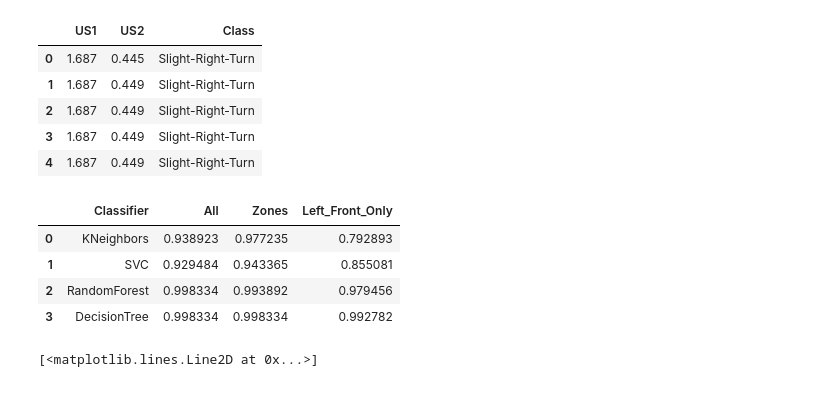
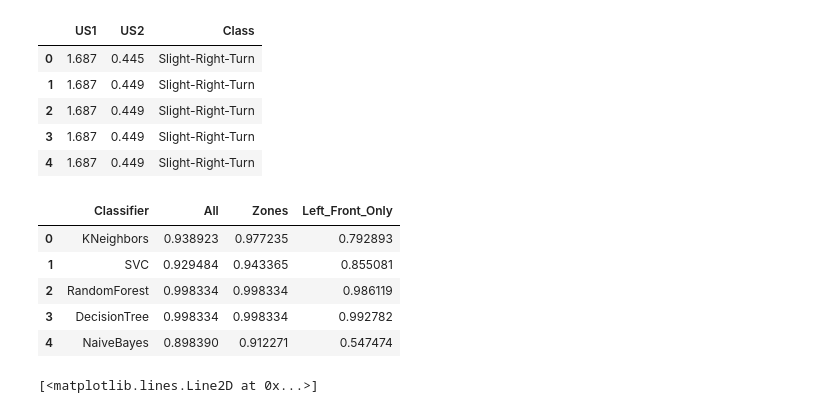
Before and after one commit to dkanarek12/metis_work, a Jupyter notebook: projects/03-McNulty/David_Project03_McNulty.ipynb, the cells around one changed output. Drawn from its saved outputs; the diff is of its cells as text; code cells hidden in the pictures.

```diff
--- a/projects/03-McNulty/David_Project03_McNulty.ipynb
+++ b/projects/03-McNulty/David_Project03_McNulty.ipynb
@@ -42,7 +42,8 @@ def Classifier_Acc(features,label,num_data = 3655,classifier = 'RandomForest'):
     '''returns the accuracy of the predicted results of the model. percent_data is the perentage
         of the data used to create the model'''
     classifier_dict = {'RandomForest':RandomForestClassifier(),'DecisionTree':DecisionTreeClassifier(),
-                       'KNeighbors':KNeighborsClassifier(n_neighbors=1),'SVC':SVC(C = 3),'NaiveBayes':GaussianNB()}
+                       'KNeighbors':KNeighborsClassifier(n_neighbors=1),'SVC':SVC(C = 3),'NaiveBayes':GaussianNB(),
+                    }
     #num_data = int(np.array(features).shape[0]*percent_data)
     features_train = features[:num_data]
     label_train = label[:num_data]
@@ -53,13 +54,13 @@ def Classifier_Acc(features,label,num_data = 3655,classifier = 'RandomForest'):
 
     return accuracy_score(results.predict(features[3655:]),label[3655:])
 
-r= Classifier_Acc(sensors_4[sensors_4.columns[:-2]],sensors_4['Class'],num_data = 5300,classifier = 'RandomForest')
+r= Classifier_Acc(sensors_4[sensors_4.columns[:-2]],sensors_4['Class'],num_data = 5300)
 print r
 # %% [output]
 1.0
 # %%
 results_dict = {}
-classifier_list = ['KNeighbors','SVC','RandomForest','DecisionTree']
+classifier_list = ['KNeighbors','SVC','RandomForest','DecisionTree','NaiveBayes']
 for i in classifier_list:
     accuracies = []
     for j in range(100,3700,100):
@@ -103,23 +105,24 @@ scatter_df.head()
 # %%
 scatter_df.to_csv('scatter.tsv',sep = '\t',index = False)
 # %%
-classifier_list = ['KNeighbors','SVC','RandomForest','DecisionTree']
+classifier_list = ['KNeighbors','SVC','RandomForest','DecisionTree','NaiveBayes']
 f = [sensors_4[sensors_4.columns[:-2]],sensors_4[sensors_4.columns[:-4]],all_sensors[all_sensors.columns[:-1]]]
 l = [sensors_4['Class'],sensors_4['Class'],all_sensors['Class']]
 cols = ['All','Zones','Left_Front_Only']
 bars_df = pd.DataFrame({'Classifier':classifier_list})
 count = 0
 for j in range(len(f)):
     accuracies = []
     for i in classifier_list:
         accuracies.append(Classifier_Acc(f[j],l[j],num_data = 3000,classifier = i))
     bars_df[cols[count]] = accuracies[:]
     count +=1
 bars_df.head()
 # %% [output]
 |  | Classifier | All | Zones | Left_Front_Only |
 | 0 | KNeighbors | 0.938923 | 0.977235 | 0.792893 |
 | 1 | SVC | 0.929484 | 0.943365 | 0.855081 |
-| 2 | RandomForest | 0.998334 | 0.993892 | 0.979456 |
+| 2 | RandomForest | 0.998334 | 0.998334 | 0.986119 |
 | 3 | DecisionTree | 0.998334 | 0.998334 | 0.992782 |
+| 4 | NaiveBayes | 0.898390 | 0.912271 | 0.547474 |
 # %%
```
Also changed, not shown: parts of 4 cells of this notebook, 53 other files.
